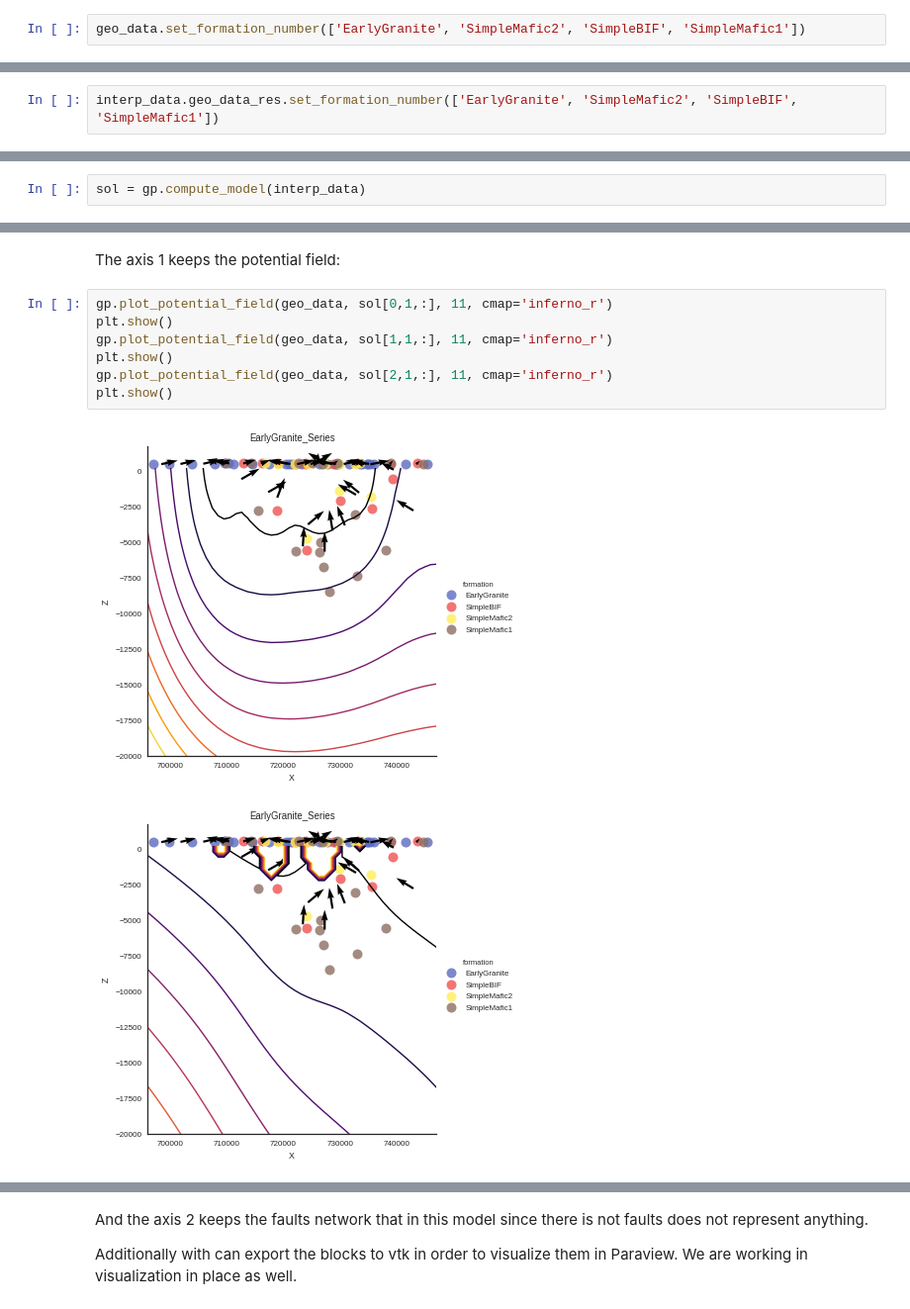
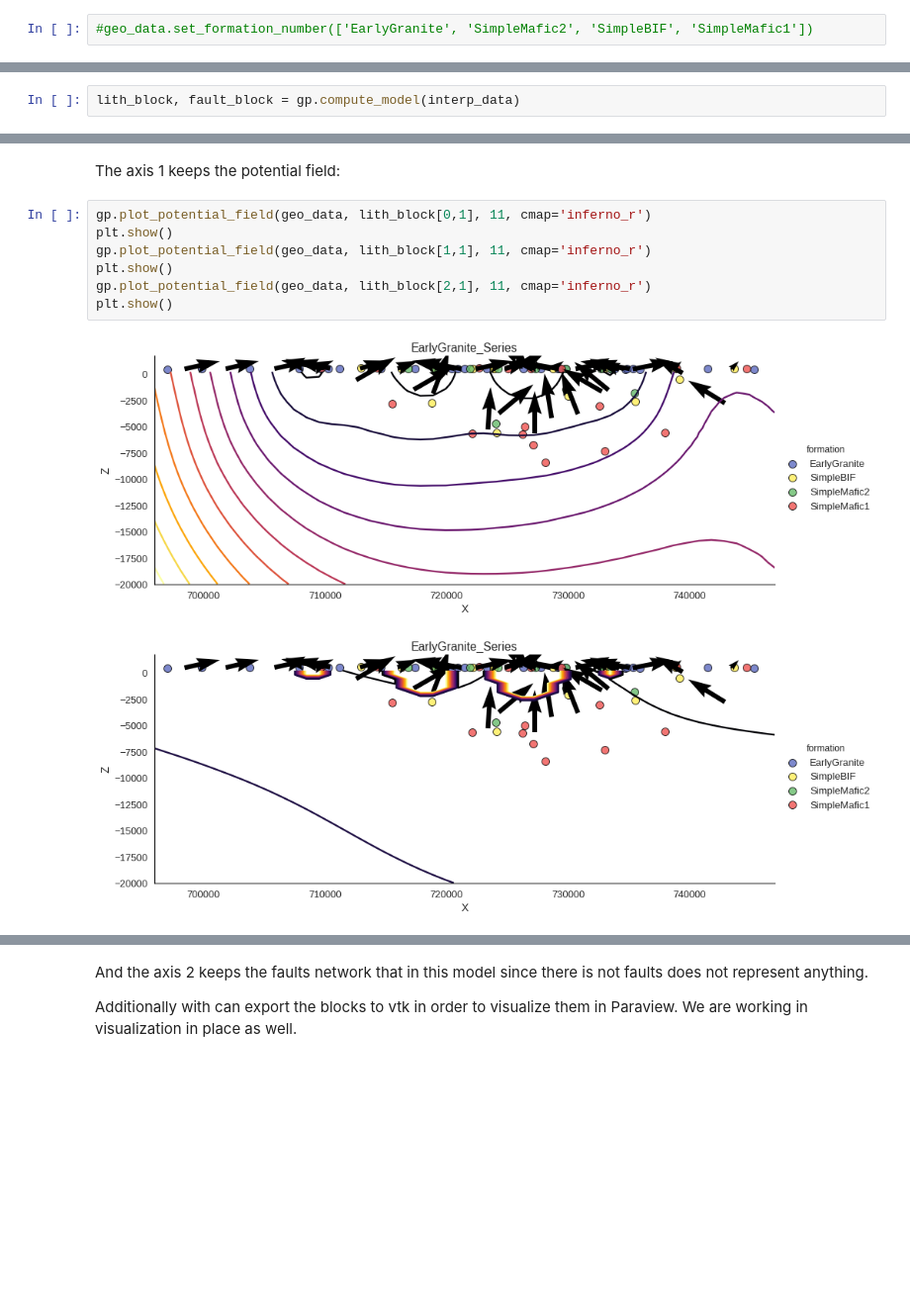
Before and after one commit to gempy-project/gempy, a Jupyter notebook: Tutorial/ch2.ipynb, the cells around one changed output, grey strips where cells are left out. Shown at 99% size. Cells and saved outputs as stored; diff of their text form; blank space fills up the shorter version.

```diff
--- a/Tutorial/ch2.ipynb
+++ b/Tutorial/ch2.ipynb
@@ -86,5 +79,5 @@ gp.get_stratigraphic_pile(geo_data)
 # %%
-geo_data.set_formation_number(['EarlyGranite', 'SimpleMafic2', 'SimpleBIF', 'SimpleMafic1'])
+#geo_data.set_formation_number(['EarlyGranite', 'SimpleMafic2', 'SimpleBIF', 'SimpleMafic1'])
 # %% [markdown]
 ## Computing the model
 # %% [markdown]
@@ -96,2 +90,0 @@ interp_data = gp.InterpolatorInput(geo_data)
-# %%
-interp_data.geo_data_res.set_formation_number(['EarlyGranite', 'SimpleMafic2', 'SimpleBIF', 'SimpleMafic1'])
@@ -119,2 +91,2 @@ interp_data.geo_data_res.interfaces
 # %%
-sol = gp.compute_model(interp_data)
+lith_block, fault_block = gp.compute_model(interp_data)
@@ -145,12 +125,12 @@ gp.plot_potential_field(geo_data, sol[2,1,:], 25,direction='x', cmap='inferno_r'
 # %% [markdown]
 The axis 1 keeps the potential field:
 # %%
-gp.plot_potential_field(geo_data, sol[0,1,:], 11, cmap='inferno_r')
+gp.plot_potential_field(geo_data, lith_block[0,1], 11, cmap='inferno_r')
 plt.show()
-gp.plot_potential_field(geo_data, sol[1,1,:], 11, cmap='inferno_r')
+gp.plot_potential_field(geo_data, lith_block[1,1], 11, cmap='inferno_r')
 plt.show()
-gp.plot_potential_field(geo_data, sol[2,1,:], 11, cmap='inferno_r')
+gp.plot_potential_field(geo_data, lith_block[2,1], 11, cmap='inferno_r')
 plt.show()
 # %% [output]
-[figure, old version]
+[figure, new version]
-[figure, old version]
+[figure, new version]
```
Also changed, not shown: parts of 22 cells of this notebook, 6 other files.
